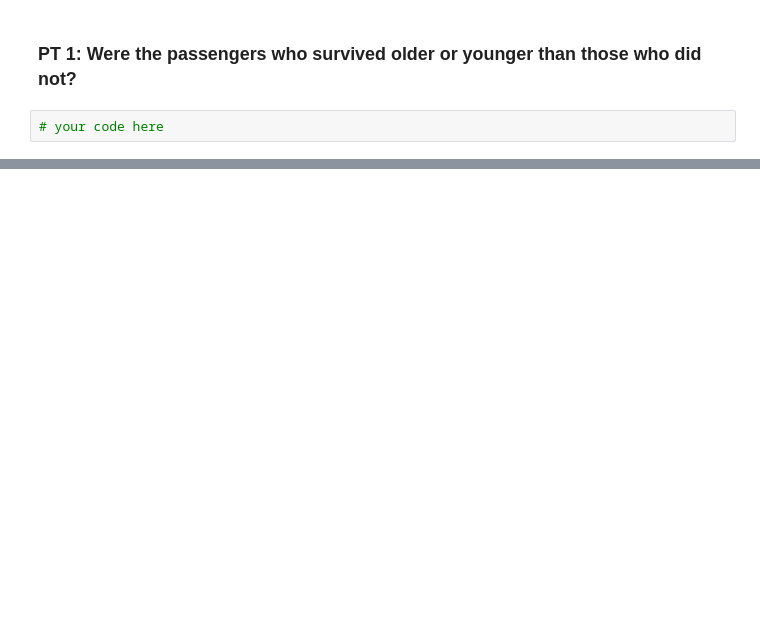
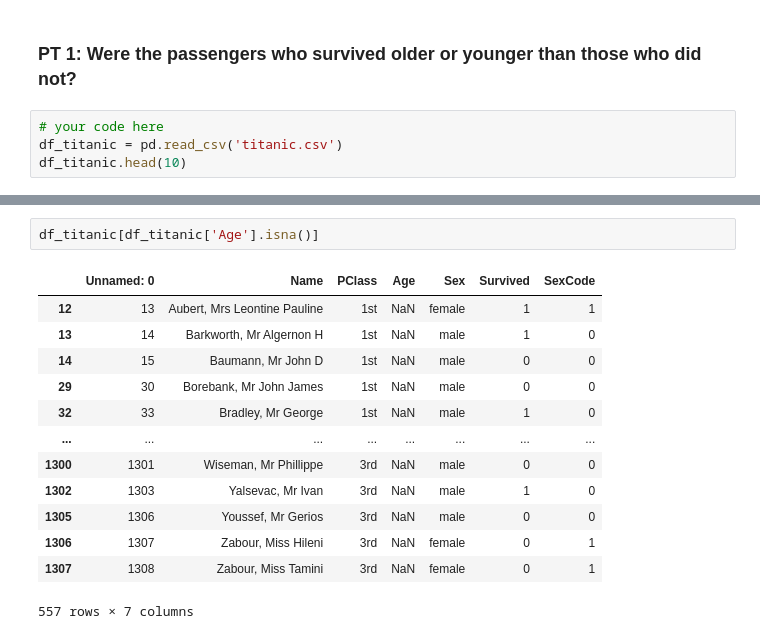
Before and after one commit to Debbcwing/DataScienceBootcamp, a Jupyter notebook: 02_Statistics/day3/STI_EX2-Hypothesis_testing-titanic-plant.ipynb, the cells around one changed output, grey strips where cells are left out. Cells and saved outputs as stored; diff of their text form; blank space fills up the shorter version.

```diff
--- a/02_Statistics/day3/STI_EX2-Hypothesis_testing-titanic-plant.ipynb
+++ b/02_Statistics/day3/STI_EX2-Hypothesis_testing-titanic-plant.ipynb
@@ -120,3 +239,5 @@ Using the titanic.csv again, answer the following questions:
 ### PT 1: Were the passengers who survived older or younger than those who did not?
 # %%
 # your code here
+df_titanic = pd.read_csv('titanic.csv')
+df_titanic.head(10)
@@ -122,0 +273,16 @@ Using the titanic.csv again, answer the following questions:
+# %%
+df_titanic[df_titanic['Age'].isna()]
+# %% [output]
+|  | Unnamed: 0 | Name | PClass | Age | Sex | Survived | SexCode |
+| 12 | 13 | Aubert, Mrs Leontine Pauline | 1st | NaN | female | 1 | 1 |
+| 13 | 14 | Barkworth, Mr Algernon H | 1st | NaN | male | 1 | 0 |
+| 14 | 15 | Baumann, Mr John D | 1st | NaN | male | 0 | 0 |
+| 29 | 30 | Borebank, Mr John James | 1st | NaN | male | 0 | 0 |
+| 32 | 33 | Bradley, Mr George | 1st | NaN | male | 1 | 0 |
+| ... | ... | ... | ... | ... | ... | ... | ... |
+| 1300 | 1301 | Wiseman, Mr Phillippe | 3rd | NaN | male | 0 | 0 |
+| 1302 | 1303 | Yalsevac, Mr Ivan | 3rd | NaN | male | 1 | 0 |
+| 1305 | 1306 | Youssef, Mr Gerios | 3rd | NaN | male | 0 | 0 |
+| 1306 | 1307 | Zabour, Miss Hileni | 3rd | NaN | female | 0 | 1 |
+| 1307 | 1308 | Zabour, Miss Tamini | 3rd | NaN | female | 0 | 1 |
+557 rows × 7 columns
```
Also changed, not shown: parts of 32 cells of this notebook, 5 other files.
